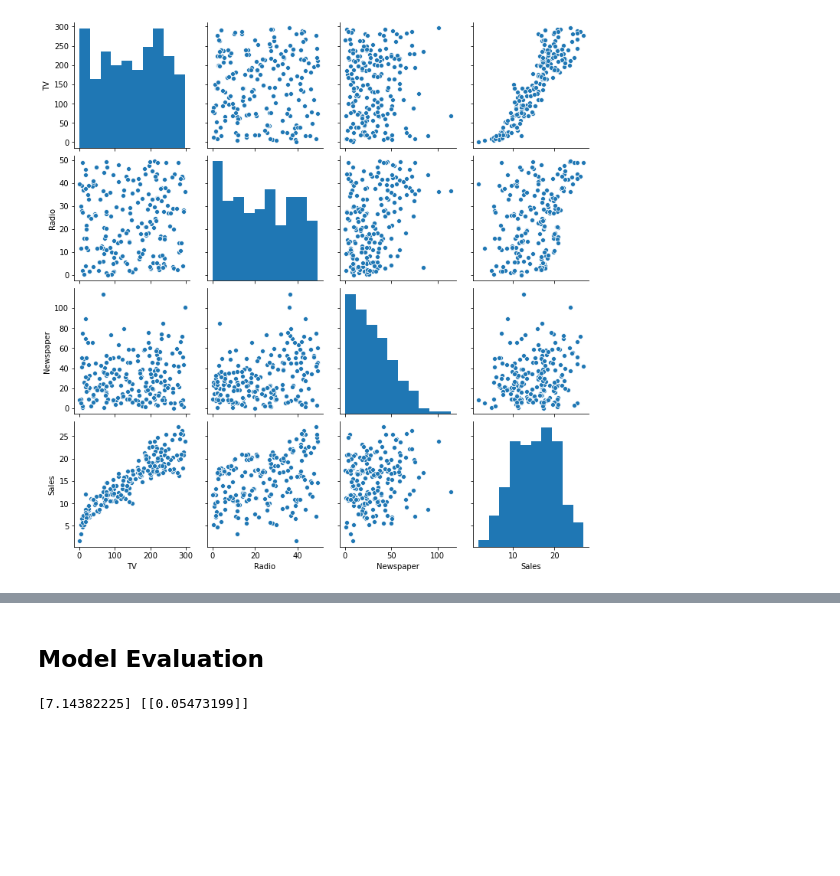
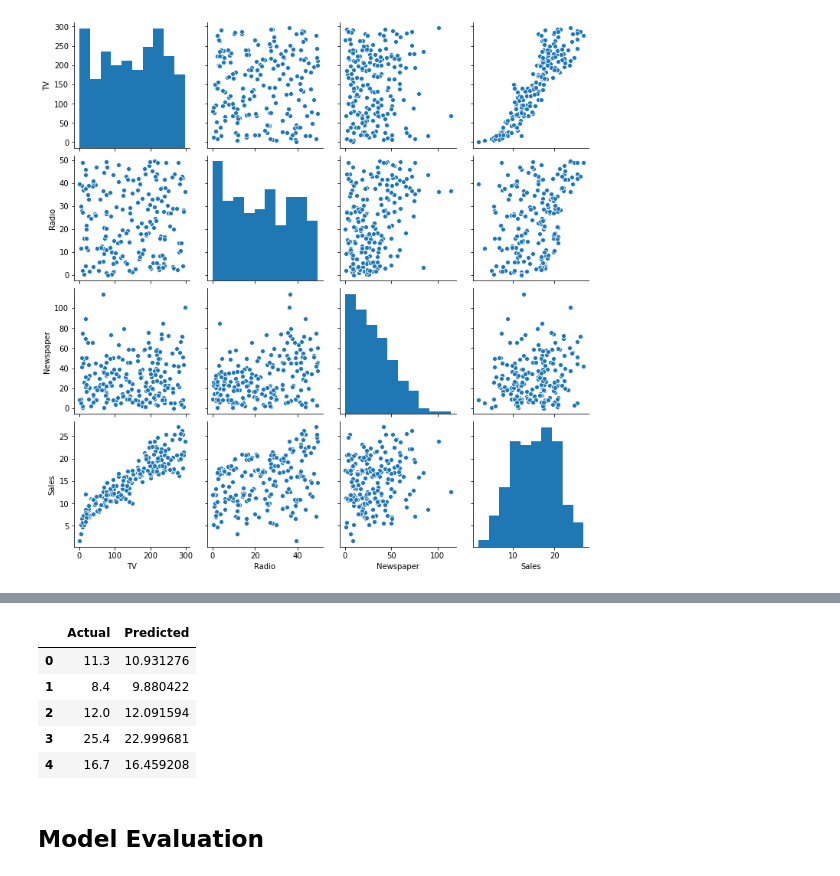
Before and after one commit to NvsYashwanth/machinelearningmaster, a Jupyter notebook: sales.ipynb, the cells around one changed output, grey strips where cells are left out. Cells and saved outputs as stored; diff of their text form; code cells hidden in the pictures; blank space fills up the shorter version.

```diff
--- a/sales.ipynb
+++ b/sales.ipynb
@@ -126,2 +193,14 @@ sns.pairplot(Advertising);
+# %%
+x_test_cons=sm.add_constant(x_test)
+y_pred_sm=sm_res.predict(x_test_cons)
+res_statsmodel=pd.DataFrame({'Actual' : y_test.flatten(),'Predicted' : y_pred_sm.flatten()})
+res_statsmodel.head()
+# %% [output]
+|  | Actual | Predicted |
+| 0 | 11.3 | 10.931276 |
+| 1 | 8.4 | 9.880422 |
+| 2 | 12.0 | 12.091594 |
+| 3 | 25.4 | 22.999681 |
+| 4 | 16.7 | 16.459208 |
 # %% [markdown]
 ## Model Evaluation
@@ -132,9 +206,0 @@ from sklearn import metrics
-# %%
-x = Advertising['TV'].values.reshape(-1,1)
-y = Advertising['Sales'].values.reshape(-1,1)
-x_train, x_test, y_train, y_test = train_test_split(x, y, train_size = 0.7, test_size = 0.3, random_state = 0)
-reg=LinearRegression()
-reg.fit(x_train,y_train)
-print(reg.intercept_,reg.coef_)
-# %% [output]
-[7.14382225] [[0.05473199]]
```
Also changed, not shown: parts of 16 cells of this notebook, 2 other files.
